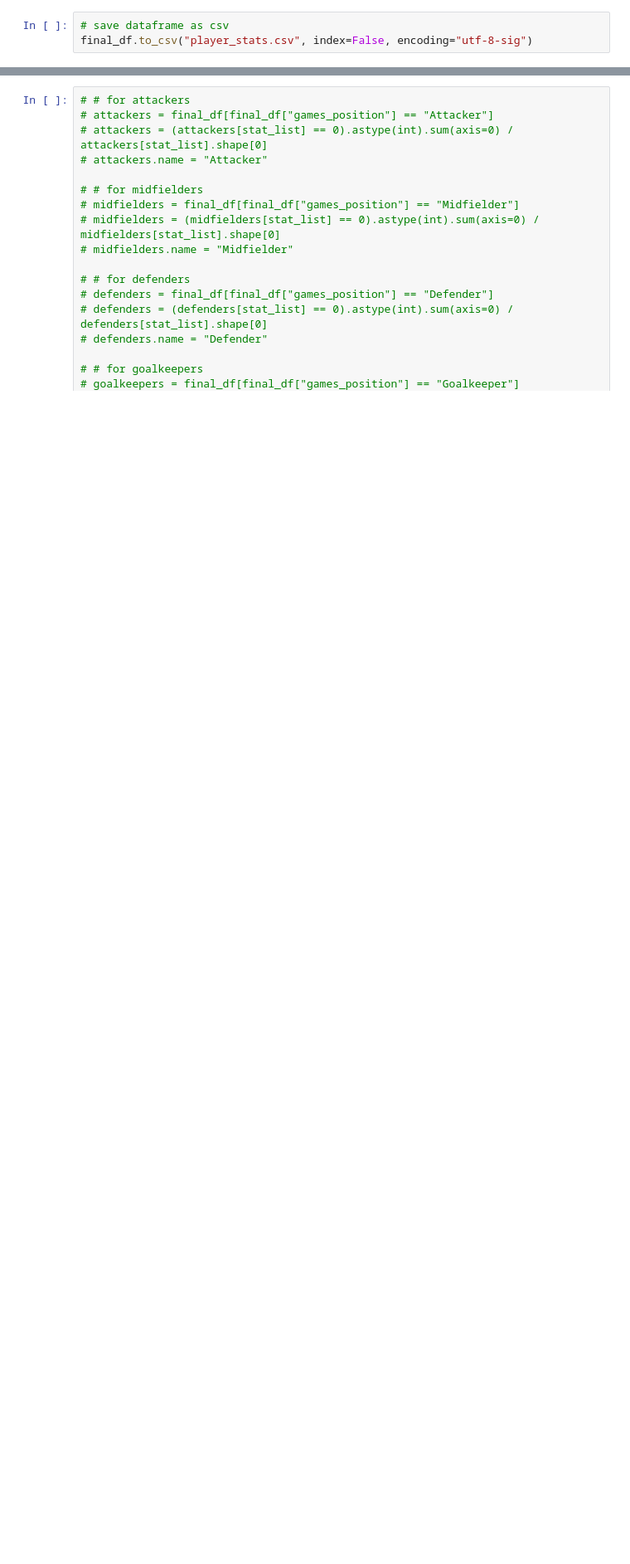
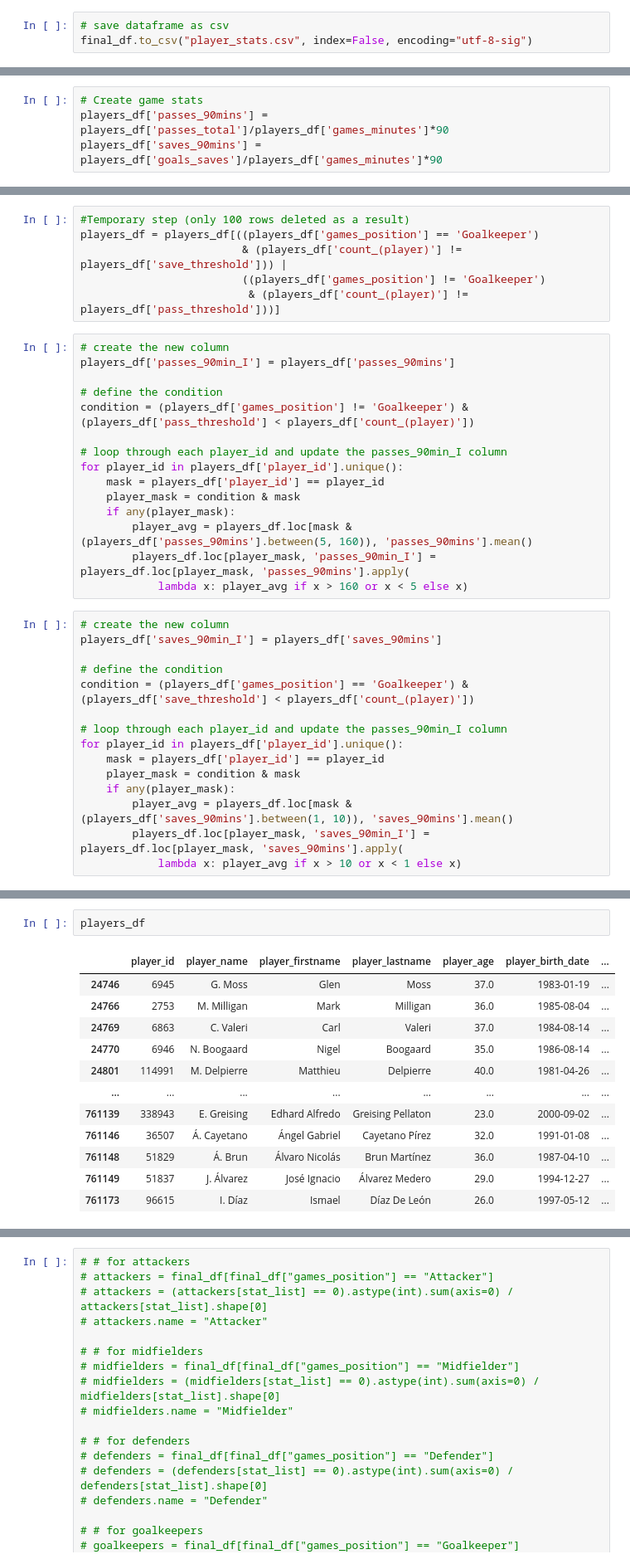
Before and after one commit to adebes/net-value, a Jupyter notebook: soccer_data.ipynb, the cells around one changed output, grey strips where cells are left out. Shown: that part at 83% size. Drawn from its saved outputs; the diff is of its cells as text; blank space fills up the shorter version.

Commit message:
Add files via upload
Jupyter file with first round of pre processing

```diff
--- a/soccer_data.ipynb
+++ b/soccer_data.ipynb
@@ -239,0 +297,4 @@ TO-DO: Need to consider which rows to drop (and for which columns / types of pla
+# %%
+# Create game stats
+players_df['passes_90mins'] = players_df['passes_total']/players_df['games_minutes']*90
+players_df['saves_90mins'] = players_df['goals_saves']/players_df['games_minutes']*90
@@ -239,0 +345,36 @@ TO-DO: Need to consider which rows to drop (and for which columns / types of pla
+# %%
+#Temporary step (only 100 rows deleted as a result)
+players_df = players_df[((players_df['games_position'] == 'Goalkeeper')
+                         & (players_df['count_(player)'] != players_df['save_threshold'])) |
+                         ((players_df['games_position'] != 'Goalkeeper')
+                          & (players_df['count_(player)'] != players_df['pass_threshold']))]
+# %%
+# create the new column
+players_df['passes_90min_I'] = players_df['passes_90mins']
+
+# define the condition
+condition = (players_df['games_position'] != 'Goalkeeper') & (players_df['pass_threshold'] < players_df['count_(player)'])
+
+# loop through each player_id and update the passes_90min_I column
+for player_id in players_df['player_id'].unique():
+    mask = players_df['player_id'] == player_id
+    player_mask = condition & mask
+    if any(player_mask):
+        player_avg = players_df.loc[mask & (players_df['passes_90mins'].between(5, 160)), 'passes_90mins'].mean()
+        players_df.loc[player_mask, 'passes_90min_I'] = players_df.loc[player_mask, 'passes_90mins'].apply(
+            lambda x: player_avg if x > 160 or x < 5 else x)
+# %%
+# create the new column
+players_df['saves_90min_I'] = players_df['saves_90mins']
+
+# define the condition
+condition = (players_df['games_position'] == 'Goalkeeper') & (players_df['save_threshold'] < players_df['count_(player)'])
+
+# loop through each player_id and update the passes_90min_I column
+for player_id in players_df['player_id'].unique():
+    mask = players_df['player_id'] == player_id
+    player_mask = condition & mask
+    if any(player_mask):
+        player_avg = players_df.loc[mask & (players_df['saves_90mins'].between(1, 10)), 'saves_90mins'].mean()
+        players_df.loc[player_mask, 'saves_90min_I'] = players_df.loc[player_mask, 'saves_90mins'].apply(
+            lambda x: player_avg if x > 10 or x < 1 else x)
@@ -239,0 +396,15 @@ TO-DO: Need to consider which rows to drop (and for which columns / types of pla
+# %%
+players_df
+# %% [output]
+|  | player_id | player_name | player_firstname | player_lastname | player_age | player_birth_date | ... |
+| 24746 | 6945 | G. Moss | Glen | Moss | 37.0 | 1983-01-19 | ... |
+| 24766 | 2753 | M. Milligan | Mark | Milligan | 36.0 | 1985-08-04 | ... |
+| 24769 | 6863 | C. Valeri | Carl | Valeri | 37.0 | 1984-08-14 | ... |
+| 24770 | 6946 | N. Boogaard | Nigel | Boogaard | 35.0 | 1986-08-14 | ... |
+| 24801 | 114991 | M. Delpierre | Matthieu | Delpierre | 40.0 | 1981-04-26 | ... |
+| ... | ... | ... | ... | ... | ... | ... | ... |
+| 761139 | 338943 | E. Greising | Edhard Alfredo | Greising Pellaton | 23.0 | 2000-09-02 | ... |
+| 761146 | 36507 | Á. Cayetano | Ángel Gabriel | Cayetano Pírez | 32.0 | 1991-01-08 | ... |
+| 761148 | 51829 | Á. Brun | Álvaro Nicolás | Brun Martínez | 36.0 | 1987-04-10 | ... |
+| 761149 | 51837 | J. Álvarez | José Ignacio | Álvarez Medero | 29.0 | 1994-12-27 | ... |
+| 761173 | 96615 | I. Díaz | Ismael | Díaz De León | 26.0 | 1997-05-12 | ... |
```
Also changed, not shown: parts of 61 cells of this notebook.
